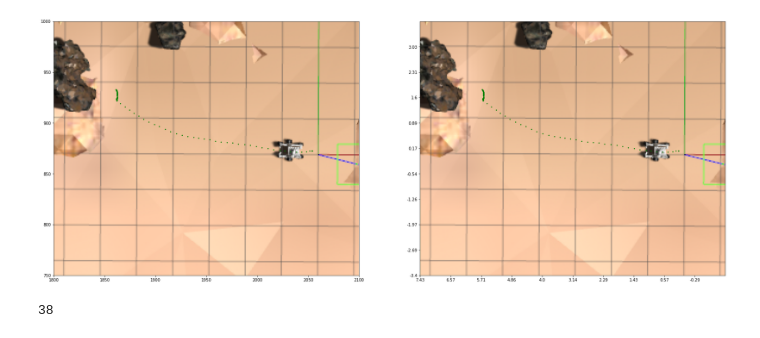
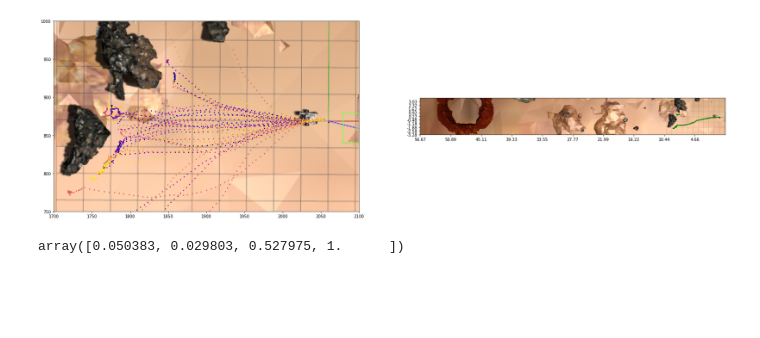
Before and after one commit to ezhang7423/randy-rover-bitch-boy-fresh-man-alpha-group-data-science-markov-chain-soon-to-b-binary-cross-entropy, a Jupyter notebook: simulation_ws/src/rl-agent/markov/environments/visualizations.ipynb, the cells around one changed output. Saved outputs shown, nothing was run; the diff lists cells and outputs as text; code cells hidden in the pictures; blank space fills up the shorter version.

Commit message:
visualize multiple runs

```diff
--- a/simulation_ws/src/rl-agent/markov/environments/visualizations.ipynb
+++ b/simulation_ws/src/rl-agent/markov/environments/visualizations.ipynb
@@ -26,12 +28,12 @@ def genunits(x, dx, y, dy):
     posx = np.arange(x, dx, step=stepx)
     unitsx = []
     for x in posx:
-        unitsx.append(round((2060 - x) / unitToPixel, 2))
+        unitsx.append(round((ORIGIN[0] - x) / unitToPixel, 2))
     stepy = (dy - y )/ 10
     posy = np.arange(y, dy, step=stepy)
     unitsy = []
     for y in posy:
-        unitsy.append(round((y - 869) / unitToPixel, 2))
+        unitsy.append(round((y - ORIGIN[1]) / unitToPixel, 2))
 
     return (posx, unitsx, posy, unitsy)
 # %%
@@ -67,15 +69,54 @@ def genGraph(x, dx, y, dy,episode, run):
     plt.scatter(x=coords[0], y=coords[1], c="g", s=3)
 
     plt.show()
+# %%
+def genMultiGraph(x, dx, y, dy, episode):
+    cmap = get_cmap('plasma')
+    totalRuns = len(os.listdir(os.path.join(cwd, 'outputs', version, episode)))
+    if ((dx - x) / (dy - y) > 2):
+        row = 2
+        column = 1
+    else:
+        row = 1
+        column = 2
+    fig = plt.figure(figsize = (30, 15))
+    im = plt.imread("bg.png")
+    coords = getCoords(episode, '0')
+    imgrange = [0, 2584, 0, 1894]
+
+    fig.add_subplot(row, column, 1)
+    implot = plt.imshow(im, extent=imgrange)
+    plt.ylim((y, dy))
+    plt.xlim((x, dx))
+    plt.scatter([ORIGIN[0]], [ORIGIN[1]], c='k', s=4)
+
+
+    for x in range(totalRuns):
+            coords = getCoords(episode, str(x))
+#             plt.scatter(x=coords[0], y=coords[1], marker='X', c=[list(cmap(x/totalRuns))], s=3)
+            plt.plot(data=coords, marker='O', linestyle='-', c=[list(cmap(x/totalRuns))], s=3)
+
+
+    fig.add_subplot(row , column,  2)
+    implot = plt.imshow(im, extent=imgrange)
+    plt.ylim((y, dy))
+    plt.xlim((x, dx))
+    posx, unitsx, posy, unitsy = genunits(x, dx, y, dy)
+    plt.xticks(posx, unitsx)
+    plt.yticks(posy, unitsy)
+    plt.scatter([ORIGIN[0]], [ORIGIN[1]], c='k', s=4)
+    plt.scatter(x=coords[0], y=coords[1], c="g", s=3)
+
+    plt.show()
 # %%
-genGraph(1800, 2100, 750, 1000, '2', 0)
+genMultiGraph(1700, 2100, 750, 1000, '2')
 
 #for x in range(len(os.listdir(os.path.join(cwd, 'outputs', version, '2')))):
 #    genGraph(1800, 2100, 750, 1000, '2', x)
 # %% [output]
-[figure, old version]
+[figure, new version]
-# %%
-
-DIR =
-# %% [output]
-38
+# %%
+cmap = get_cmap('plasma')
+np.array(list(cmap(0)))
+# %% [output]
+array([0.050383, 0.029803, 0.527975, 1.      ])
```
Also changed, not shown: parts of 3 cells of this notebook.
